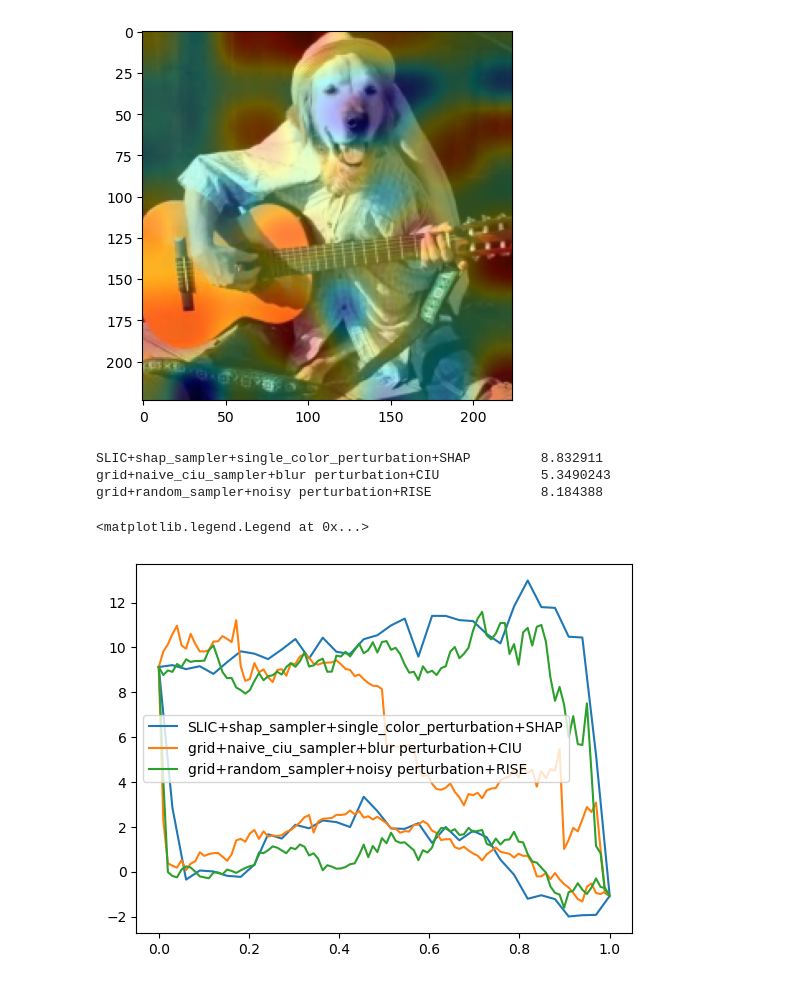
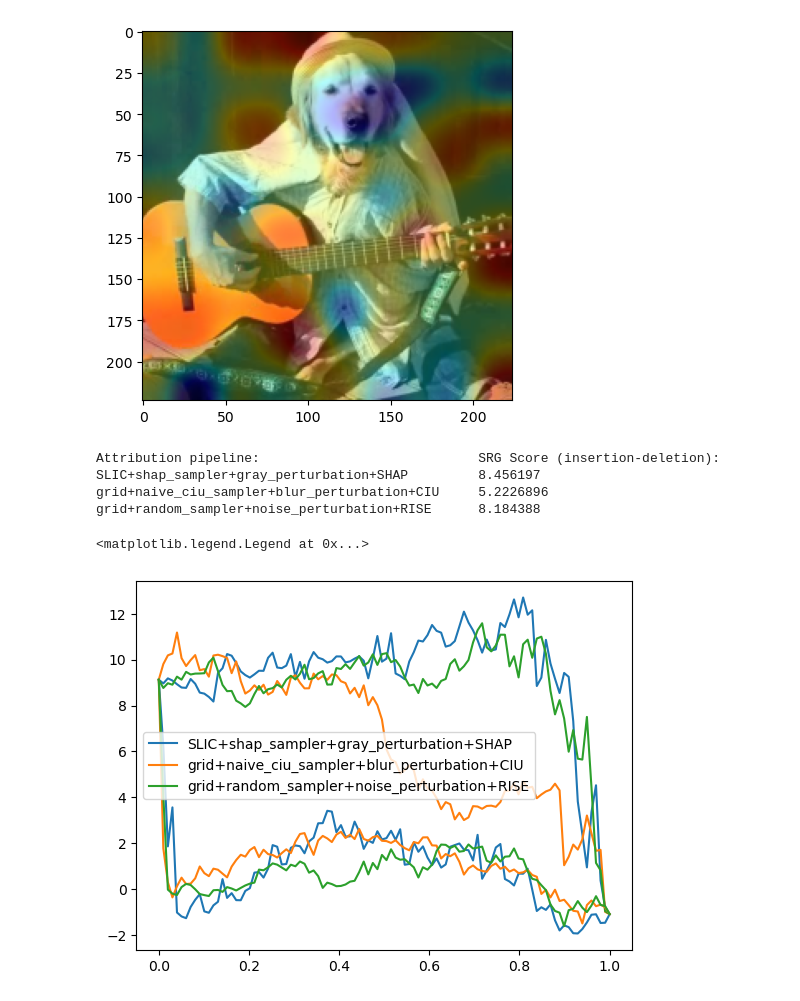
Before and after one commit to guspih/post-hoc-image-perturbation, a Jupyter notebook: torchvision_showcase_2.ipynb, the cells around one changed output. Cells and saved outputs as stored; diff of their text form; code cells hidden in the pictures.

Commit message:
test: Made showcase_2 use pixel level AUC and nice comments

```diff
--- a/torchvision_showcase_2.ipynb
+++ b/torchvision_showcase_2.ipynb
@@ -94,14 +95,16 @@ model = TorchModelWrapper(alexnet, transforms, (...,(labrador,guitar)))
 # Compute attribution using each pipeline
 
 # Calculate SHAP values for each segment
-lab_shaps, gui_shaps = slic_gray_shap_pipeline(img, model, sample_size=68)
-lab_shap_base, lab_shaps, slic_feature_idx = lab_shaps
-gui_shap_base, gui_shaps, slic_feature_idx = gui_shaps
+shap, shap_pixels = slic_gray_shap_pipeline(img, model, sample_size=68)
+lab_shap_base, lab_shaps, slic_feature_idx = shap[0]
+gui_shap_base, gui_shaps, slic_feature_idx = shap[1]
+lab_shap_pixels, gui_shap_pixels = shap_pixels
 
 # Calculate CIU values for each segment
-lab_ciu, gui_ciu = grid_blur_ciu_pipeline(img, model)
-lab_ci, lab_cu, lab_infl, grid_feature_idx = lab_ciu
-gui_ci, gui_cu, gui_infl, grid_feature_idx = gui_ciu
+ciu, ciu_pixels = grid_blur_ciu_pipeline(img, model)
+lab_ci, lab_cu, lab_infl, grid_feature_idx = ciu[0]
+gui_ci, gui_cu, gui_infl, grid_feature_idx = ciu[1]
+lab_ciu_pixels, gui_ciu_pixels = ciu_pixels
 
 # Calculate the RISE values for each segment
 rise, rise_pixels = grid_noise_rise_pipeline(img, model, sample_size=100)
@@ -182,38 +188,40 @@ plt.imshow(gui_rise_pixels_visual)
 [figure]
 # %%
 # Calculate the insertion and deletion scores (AUC) of the explainations
-# This is done by steadily inserting/deleting more of the image starting with the most
-# attributed pixels.
+# This is done by steadily inserting/deleting more of the image starting with the most attributed pixels.
 # For insertion a better score is higher since it indicates that the impactful areas were inserted first
-# The opposite gies for deletion, with lower scores indicating that the most impactful was deleted first
+# The opposite goes for deletion, with lower scores indicating that the most impactful was deleted first
+# The insertion curve is reveresed which is equivalent to deleting the least impactful pixel first
 
 srg_evaluator = ImageAUCEvaluator(return_curves=True)
-lab_shap_scores, lab_shap_curves = srg_evaluator(img, model, lab_shaps, masks=slic_gray_shap_pipeline.masks, model_idxs=(...,0))
-lab_ciu_scores, lab_ciu_curves = srg_evaluator(img, model, lab_infl, masks=grid_blur_ciu_pipeline.masks, model_idxs=(...,0))
-lab_rise_scores, lab_rise_curves, imgs5 = srg_evaluator(img, model, lab_rise_pixels, model_idxs=(...,0), sample_size=100)
+lab_shap_scores, lab_shap_curves = srg_evaluator(img, model, lab_shap_pixels, model_idxs=(...,0), sample_size=100)
+lab_ciu_scores, lab_ciu_curves = srg_evaluator(img, model, lab_ciu_pixels, model_idxs=(...,0), sample_size=100)
+lab_rise_scores, lab_rise_curves = srg_evaluator(img, model, lab_rise_pixels, model_idxs=(...,0), sample_size=100)
 
 # Print the SRG scores (insertion AUC - deletion AUC):
-print('SLIC+shap_sampler+single_color_perturbation+SHAP\t', lab_shap_scores[-1])
-print('grid+naive_ciu_sampler+blur perturbation+CIU\t\t', lab_ciu_scores[-1])
-print('grid+random_sampler+noisy perturbation+RISE\t\t', lab_rise_scores[-1])
+print('Attribution pipeline:\t\t\t\t SRG Score (insertion-deletion):')
+print('SLIC+shap_sampler+gray_perturbation+SHAP\t', lab_shap_scores[-1])
+print('grid+naive_ciu_sampler+blur_perturbation+CIU\t', lab_ciu_scores[-1])
+print('grid+random_sampler+noise_perturbation+RISE\t', lab_rise_scores[-1])
 
 # Plot the insertion curves showing the prediction vs. the fraction of the image inserted/deleted
 plt.plot(np.linspace(0,1,len(lab_shap_curves[0])), lab_shap_curves[0][::-1], c='C0')
 plt.plot(np.linspace(0,1,len(lab_ciu_curves[0])), lab_ciu_curves[0][::-1], c='C1')
 plt.plot(np.linspace(0,1,len(lab_rise_curves[0])), lab_rise_curves[0][::-1], c='C2')
 
 # Plot the deletion curves showing the prediction vs. the fraction of the image inserted/deleted
 plt.plot(np.linspace(0,1,len(lab_shap_curves[1])), lab_shap_curves[1], c='C0')
 plt.plot(np.linspace(0,1,len(lab_ciu_curves[1])), lab_ciu_curves[1], c='C1')
 plt.plot(np.linspace(0,1,len(lab_rise_curves[1])), lab_rise_curves[1], c='C2')
 plt.legend((
-    'SLIC+shap_sampler+single_color_perturbation+SHAP',
-    'grid+naive_ciu_sampler+blur perturbation+CIU',
-    'grid+random_sampler+noisy perturbation+RISE'
+    'SLIC+shap_sampler+gray_perturbation+SHAP',
+    'grid+naive_ciu_sampler+blur_perturbation+CIU',
+    'grid+random_sampler+noise_perturbation+RISE'
 ))
 # %% [output]
-SLIC+shap_sampler+single_color_perturbation+SHAP         8.832911
-grid+naive_ciu_sampler+blur perturbation+CIU             5.3490243
-grid+random_sampler+noisy perturbation+RISE              8.184388
+Attribution pipeline:                            SRG Score (insertion-deletion):
+SLIC+shap_sampler+gray_perturbation+SHAP         8.456197
+grid+naive_ciu_sampler+blur_perturbation+CIU     5.2226896
+grid+random_sampler+noise_perturbation+RISE      8.184388
 <matplotlib.legend.Legend at 0x...>
-[figure, old version]
+[figure, new version]
```
Also changed, not shown: parts of 2 cells of this notebook, 1 other file.
